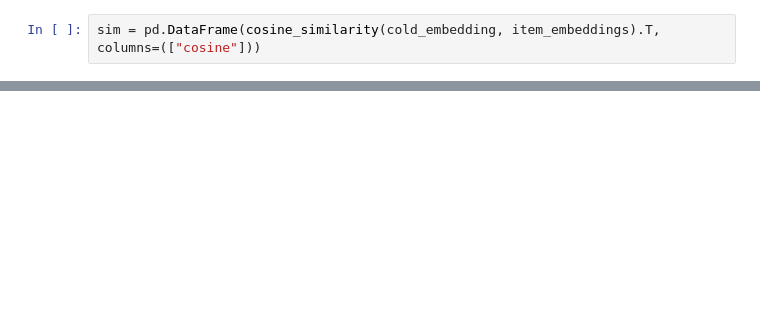
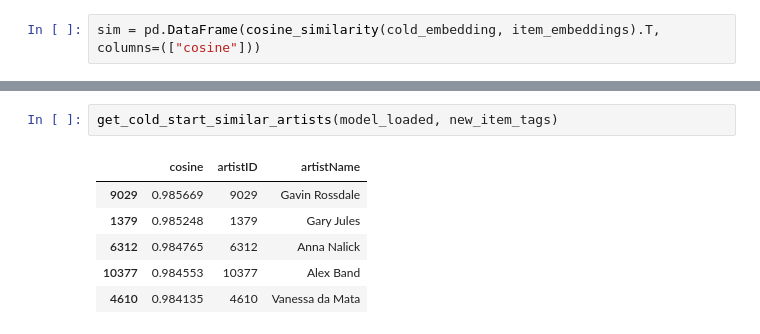
Before and after one commit to amag1/lastfm-hybrid-recommender, a Jupyter notebook: coldstart.ipynb, the cells around one changed output, grey strips where cells are left out. Drawn from its saved outputs; the diff is of its cells as text; blank space fills up the shorter version.

```diff
--- a/coldstart.ipynb
+++ b/coldstart.ipynb
@@ -521,0 +538,9 @@ sim
+# %%
+get_cold_start_similar_artists(model_loaded, new_item_tags)
+# %% [output]
+|  | cosine | artistID | artistName |
+| 9029 | 0.985669 | 9029 | Gavin Rossdale |
+| 1379 | 0.985248 | 1379 | Gary Jules |
+| 6312 | 0.984765 | 6312 | Anna Nalick |
+| 10377 | 0.984553 | 10377 | Alex Band |
+| 4610 | 0.984135 | 4610 | Vanessa da Mata |
```
Also changed, not shown: parts of 11 cells of this notebook, 3 other files.
